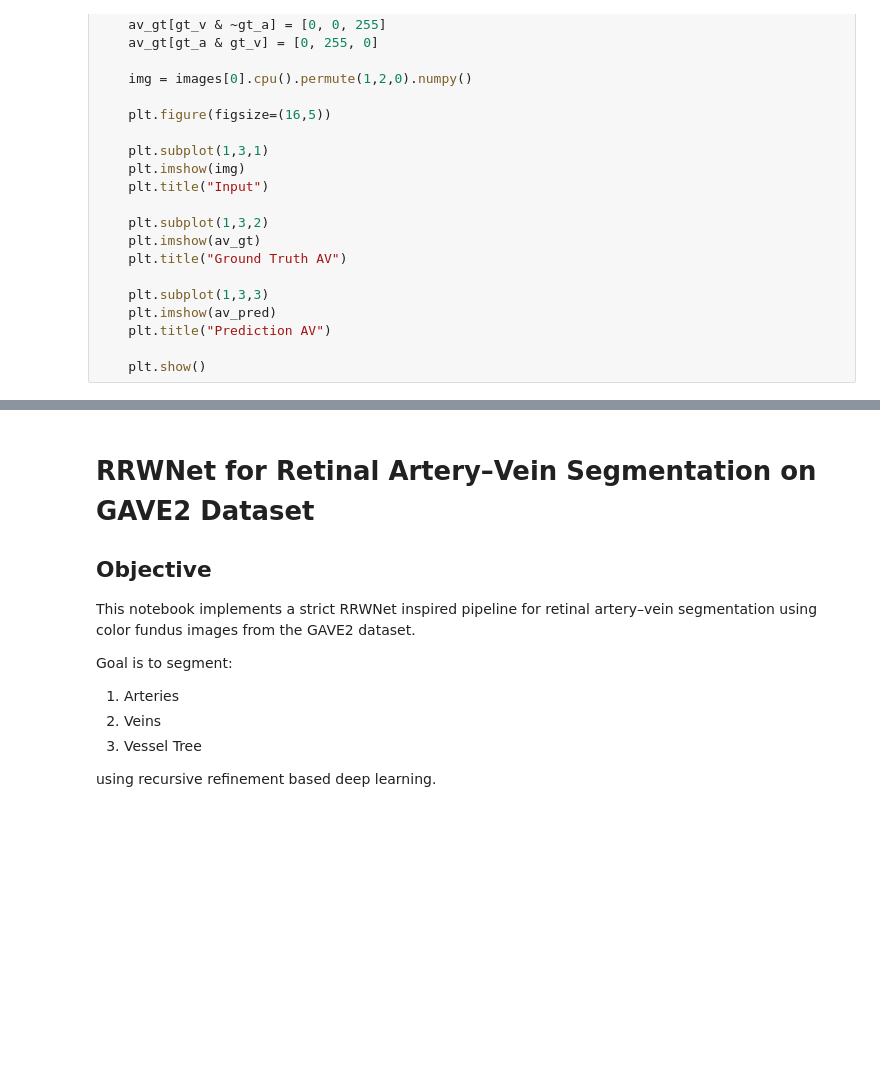
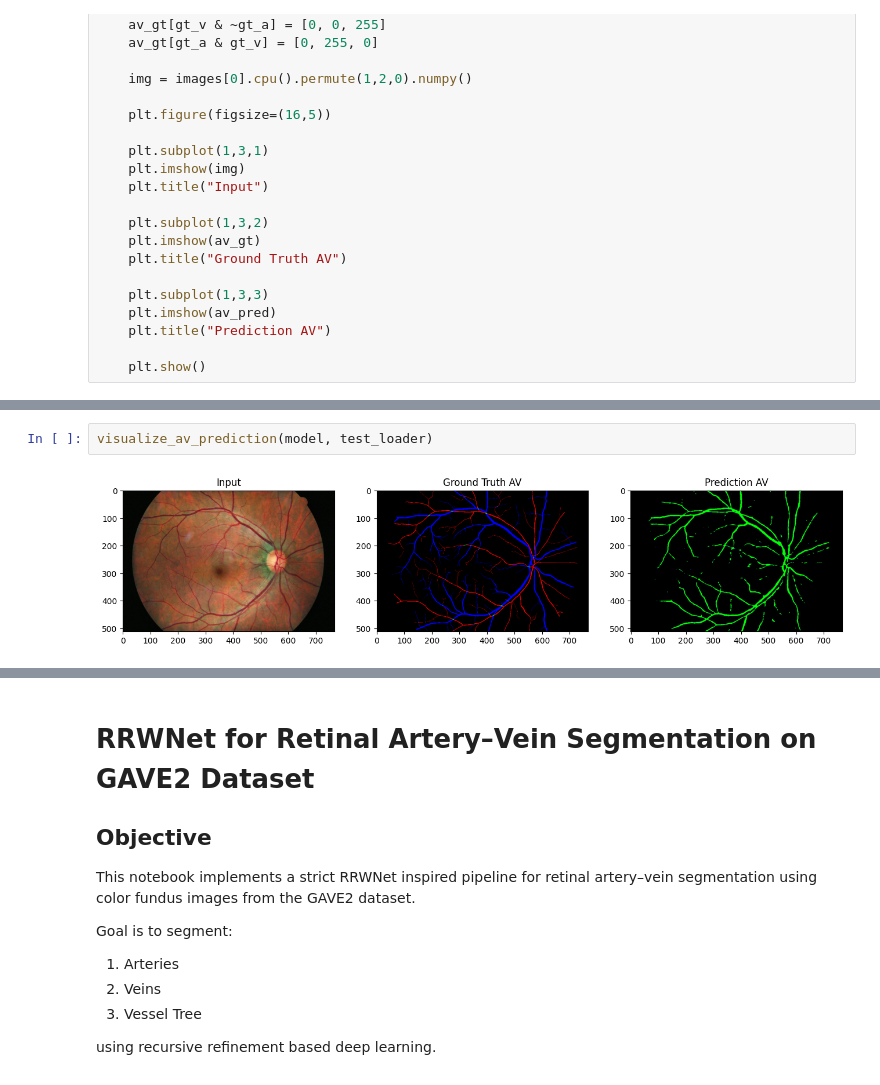
Before and after one commit to tanishhhk/AV_Segmentation, a Jupyter notebook: 10_final.ipynb, the cells around one changed output, grey strips where cells are left out. Saved outputs shown, nothing was run; the diff lists cells and outputs as text; blank space fills up the shorter version.

```diff
--- a/10_final.ipynb
+++ b/10_final.ipynb
@@ -630,0 +793,4 @@ def visualize_av_prediction(model, loader):
+# %%
+visualize_av_prediction(model, test_loader)
+# %% [output]
+[figure, added]
```
Also changed, not shown: parts of 23 cells of this notebook, 1 other file.
